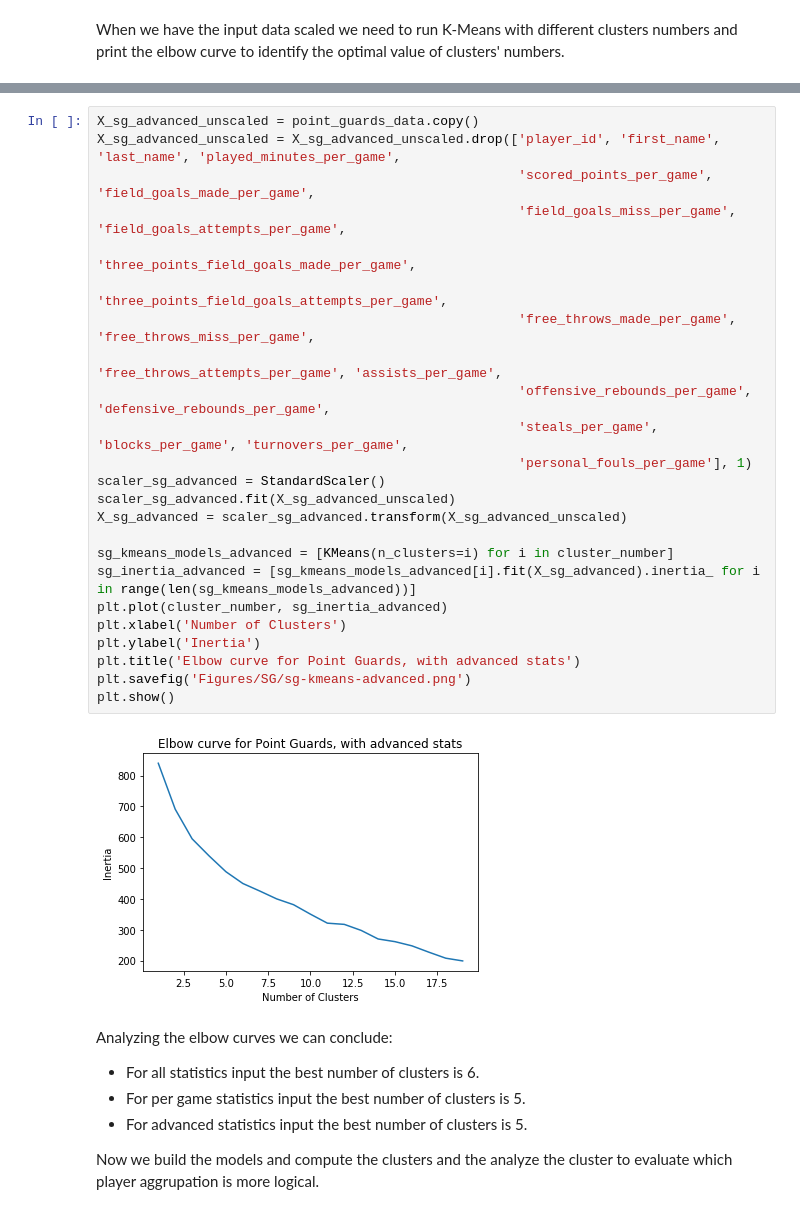
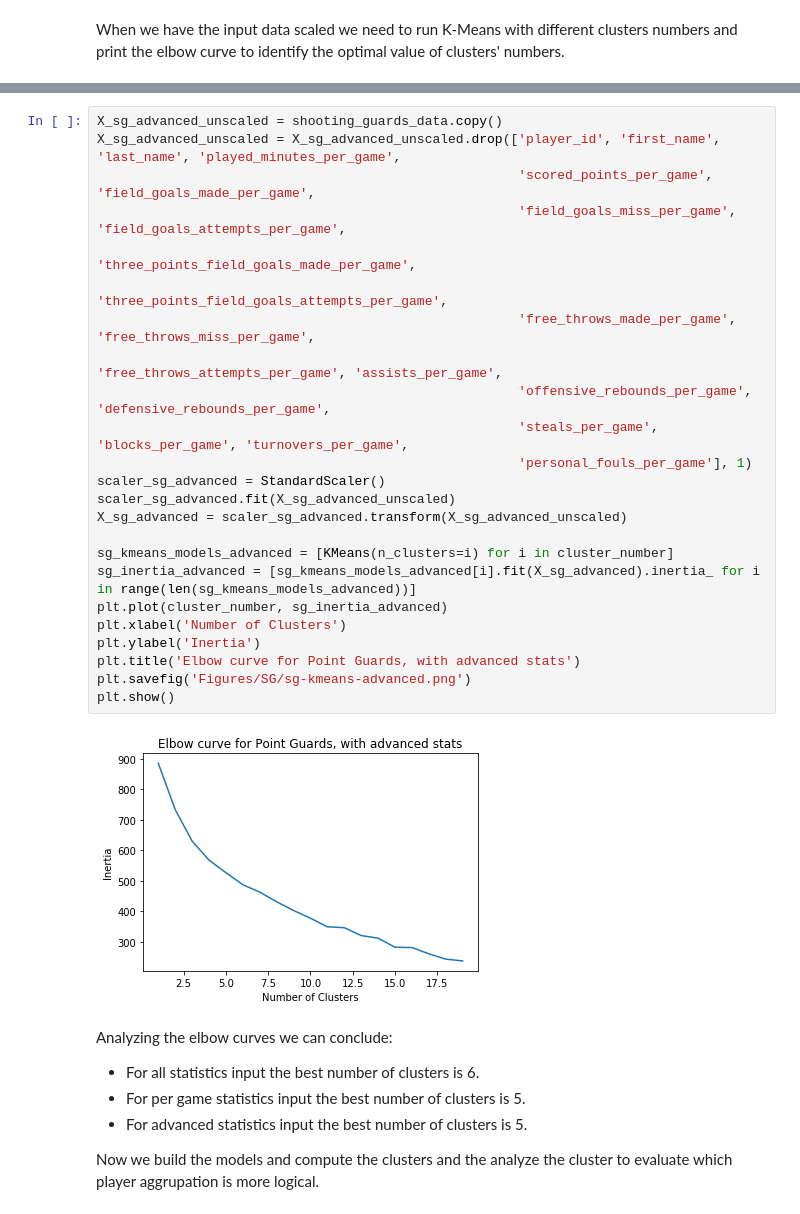
Before and after one commit to JoseRuizCasado/NBAPlayersClustering, a Jupyter notebook: NBAPlayerClustering.ipynb, the cells around one changed output, grey strips where cells are left out. Saved outputs shown, nothing was run; the diff lists cells and outputs as text.

```diff
--- a/NBAPlayerClustering.ipynb
+++ b/NBAPlayerClustering.ipynb
@@ -1012,29 +1016,29 @@ plt.show()
 # %%
-X_sg_advanced_unscaled = point_guards_data.copy()
+X_sg_advanced_unscaled = shooting_guards_data.copy()
 X_sg_advanced_unscaled = X_sg_advanced_unscaled.drop(['player_id', 'first_name', 'last_name', 'played_minutes_per_game',
                                                       'scored_points_per_game', 'field_goals_made_per_game',
                                                       'field_goals_miss_per_game', 'field_goals_attempts_per_game',
                                                       'three_points_field_goals_made_per_game',
                                                       'three_points_field_goals_attempts_per_game',
                                                       'free_throws_made_per_game', 'free_throws_miss_per_game',
                                                       'free_throws_attempts_per_game', 'assists_per_game',
                                                       'offensive_rebounds_per_game', 'defensive_rebounds_per_game',
                                                       'steals_per_game', 'blocks_per_game', 'turnovers_per_game',
                                                       'personal_fouls_per_game'], 1)
 scaler_sg_advanced = StandardScaler()
 scaler_sg_advanced.fit(X_sg_advanced_unscaled)
 X_sg_advanced = scaler_sg_advanced.transform(X_sg_advanced_unscaled)
 
 sg_kmeans_models_advanced = [KMeans(n_clusters=i) for i in cluster_number]
 sg_inertia_advanced = [sg_kmeans_models_advanced[i].fit(X_sg_advanced).inertia_ for i in range(len(sg_kmeans_models_advanced))]
 plt.plot(cluster_number, sg_inertia_advanced)
 plt.xlabel('Number of Clusters')
 plt.ylabel('Inertia')
 plt.title('Elbow curve for Point Guards, with advanced stats')
 plt.savefig('Figures/SG/sg-kmeans-advanced.png')
 plt.show()
 # %% [output]
-[figure, old version]
+[figure, new version]
 # %% [markdown]
 Analyzing the elbow curves we can conclude:
 * For all statistics input the best number of clusters is 6.
```
Also changed, not shown: parts of 30 cells of this notebook, 6 other files.
